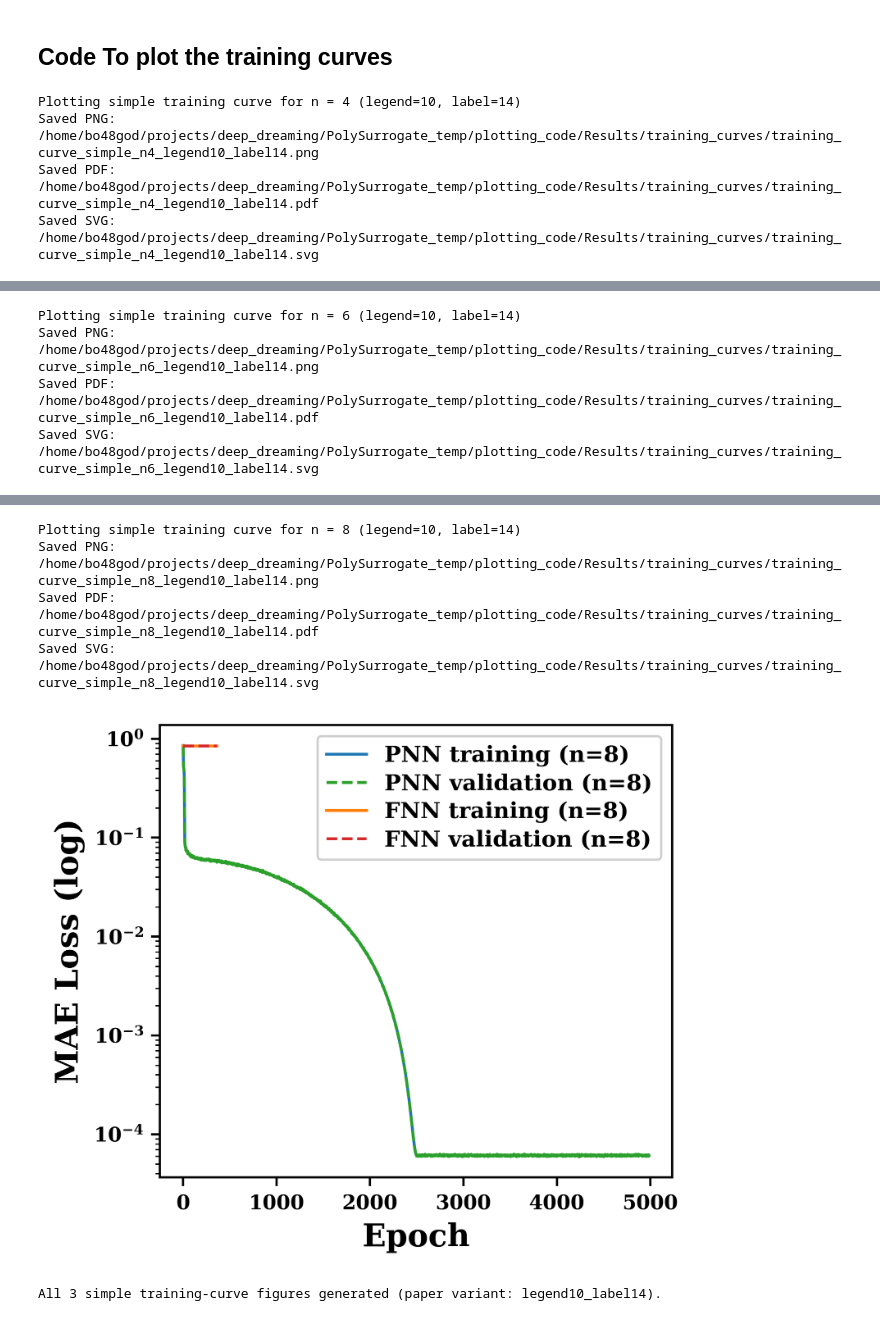
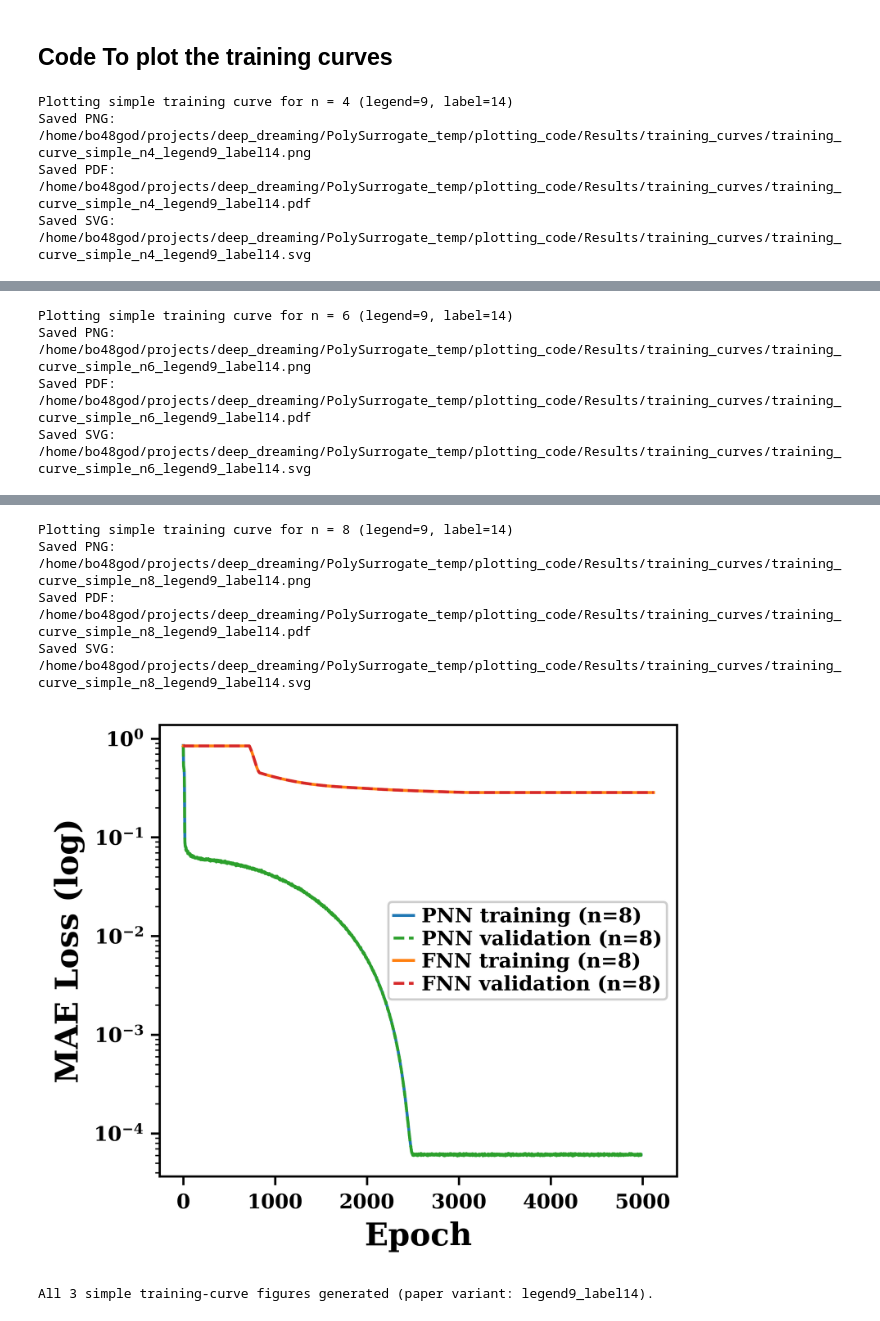
Before and after one commit to AI-Quantum-Lab/PolySurrogate, a Jupyter notebook: plotting_code/training_curves.ipynb, the cells around one changed output, grey strips where cells are left out. Drawn from its saved outputs; the diff is of its cells as text; code cells hidden in the pictures.

Commit message:
Regenerate training-curve and jacobian figures

```diff
--- a/plotting_code/training_curves.ipynb
+++ b/plotting_code/training_curves.ipynb
@@ -157,11 +186,8 @@ SIMPLE_COLORS = {
 
 
 def plot_single_node_simple(n, cfg, legend_fontsize=9, label_fontsize=11, suffix=""):
-    pnn_train, pnn_val = extract_train_val_losses(cfg["pnn_path"])
-    fnn_train, fnn_val = extract_train_val_losses(cfg["fnn_path"])
-
-    pnn_epochs = make_epochs(pnn_train)
-    fnn_epochs = make_epochs(fnn_train)
+    pnn_epochs, pnn_train, pnn_val = extract_train_val_losses(cfg["pnn_path"])
+    fnn_epochs, fnn_train, fnn_val = extract_train_val_losses(cfg["fnn_path"])
 
     fig, ax = plt.subplots(figsize=(4.2, 3.6))
 
@@ -181,8 +207,11 @@ def plot_single_node_simple(n, cfg, legend_fontsize=9, label_fontsize=11, suffix
     for tick_label in ax.get_xticklabels() + ax.get_yticklabels():
         tick_label.set_fontweight("bold")
 
-    ax.legend(loc="upper right", prop={"weight": "bold", "size": legend_fontsize}, frameon=True,
-              framealpha=0.95, handlelength=1.8, borderpad=0.4, labelspacing=0.3)
+    # Per-node override (see NODE_CONFIGS["legend_loc"]) falls back to "best"
+    # when a node's curves don't collide with any fixed corner.
+    ax.legend(loc=cfg.get("legend_loc", "best"), prop={"weight": "bold", "size": legend_fontsize},
+              frameon=True, framealpha=0.95, handlelength=1.0, handletextpad=0.4,
+              borderpad=0.25, labelspacing=0.15)
 
     ax.grid(False)
     fig.tight_layout()
@@ -197,7 +226,7 @@ def plot_single_node_simple(n, cfg, legend_fontsize=9, label_fontsize=11, suffix
 
 
 FONT_SIZE_VARIANTS = [
-    {"legend_fontsize": 10, "label_fontsize": 14, "suffix": "_legend10_label14"},
+    {"legend_fontsize": 9, "label_fontsize": 14, "suffix": "_legend9_label14"},
 ]
 
 for variant in FONT_SIZE_VARIANTS:
@@ -206,9 +235,9 @@ for variant in FONT_SIZE_VARIANTS:
               f"(legend={variant['legend_fontsize']}, label={variant['label_fontsize']})")
         plot_single_node_simple(n, cfg, **variant)
 
-print("\nAll 3 simple training-curve figures generated (paper variant: legend10_label14).")
+print("\nAll 3 simple training-curve figures generated (paper variant: legend9_label14).")
 # %% [output]
-Plotting simple training curve for n = 4 (legend=10, label=14)
-Saved PNG: /home/bo48god/projects/deep_dreaming/PolySurrogate_temp/plotting_code/Results/training_curves/training_curve_simple_n4_legend10_label14.png
-Saved PDF: /home/bo48god/projects/deep_dreaming/PolySurrogate_temp/plotting_code/Results/training_curves/training_curve_simple_n4_legend10_label14.pdf
-Saved SVG: /home/bo48god/projects/deep_dreaming/PolySurrogate_temp/plotting_code/Results/training_curves/training_curve_simple_n4_legend10_label14.svg
+Plotting simple training curve for n = 4 (legend=9, label=14)
+Saved PNG: /home/bo48god/projects/deep_dreaming/PolySurrogate_temp/plotting_code/Results/training_curves/training_curve_simple_n4_legend9_label14.png
+Saved PDF: /home/bo48god/projects/deep_dreaming/PolySurrogate_temp/plotting_code/Results/training_curves/training_curve_simple_n4_legend9_label14.pdf
+Saved SVG: /home/bo48god/projects/deep_dreaming/PolySurrogate_temp/plotting_code/Results/training_curves/training_curve_simple_n4_legend9_label14.svg
@@ -216,4 +245,4 @@ Saved SVG: /home/bo48god/projects/deep_dreaming/PolySurrogate_temp/plotting_code
-Plotting simple training curve for n = 6 (legend=10, label=14)
-Saved PNG: /home/bo48god/projects/deep_dreaming/PolySurrogate_temp/plotting_code/Results/training_curves/training_curve_simple_n6_legend10_label14.png
-Saved PDF: /home/bo48god/projects/deep_dreaming/PolySurrogate_temp/plotting_code/Results/training_curves/training_curve_simple_n6_legend10_label14.pdf
-Saved SVG: /home/bo48god/projects/deep_dreaming/PolySurrogate_temp/plotting_code/Results/training_curves/training_curve_simple_n6_legend10_label14.svg
+Plotting simple training curve for n = 6 (legend=9, label=14)
+Saved PNG: /home/bo48god/projects/deep_dreaming/PolySurrogate_temp/plotting_code/Results/training_curves/training_curve_simple_n6_legend9_label14.png
+Saved PDF: /home/bo48god/projects/deep_dreaming/PolySurrogate_temp/plotting_code/Results/training_curves/training_curve_simple_n6_legend9_label14.pdf
+Saved SVG: /home/bo48god/projects/deep_dreaming/PolySurrogate_temp/plotting_code/Results/training_curves/training_curve_simple_n6_legend9_label14.svg
@@ -221,6 +250,6 @@ Saved SVG: /home/bo48god/projects/deep_dreaming/PolySurrogate_temp/plotting_code
-Plotting simple training curve for n = 8 (legend=10, label=14)
-Saved PNG: /home/bo48god/projects/deep_dreaming/PolySurrogate_temp/plotting_code/Results/training_curves/training_curve_simple_n8_legend10_label14.png
-Saved PDF: /home/bo48god/projects/deep_dreaming/PolySurrogate_temp/plotting_code/Results/training_curves/training_curve_simple_n8_legend10_label14.pdf
-Saved SVG: /home/bo48god/projects/deep_dreaming/PolySurrogate_temp/plotting_code/Results/training_curves/training_curve_simple_n8_legend10_label14.svg
+Plotting simple training curve for n = 8 (legend=9, label=14)
+Saved PNG: /home/bo48god/projects/deep_dreaming/PolySurrogate_temp/plotting_code/Results/training_curves/training_curve_simple_n8_legend9_label14.png
+Saved PDF: /home/bo48god/projects/deep_dreaming/PolySurrogate_temp/plotting_code/Results/training_curves/training_curve_simple_n8_legend9_label14.pdf
+Saved SVG: /home/bo48god/projects/deep_dreaming/PolySurrogate_temp/plotting_code/Results/training_curves/training_curve_simple_n8_legend9_label14.svg
-[figure, old version]
+[figure, new version]
-All 3 simple training-curve figures generated (paper variant: legend10_label14).
+All 3 simple training-curve figures generated (paper variant: legend9_label14).
```
Also changed, not shown: parts of 3 cells of this notebook, 29 other files.
